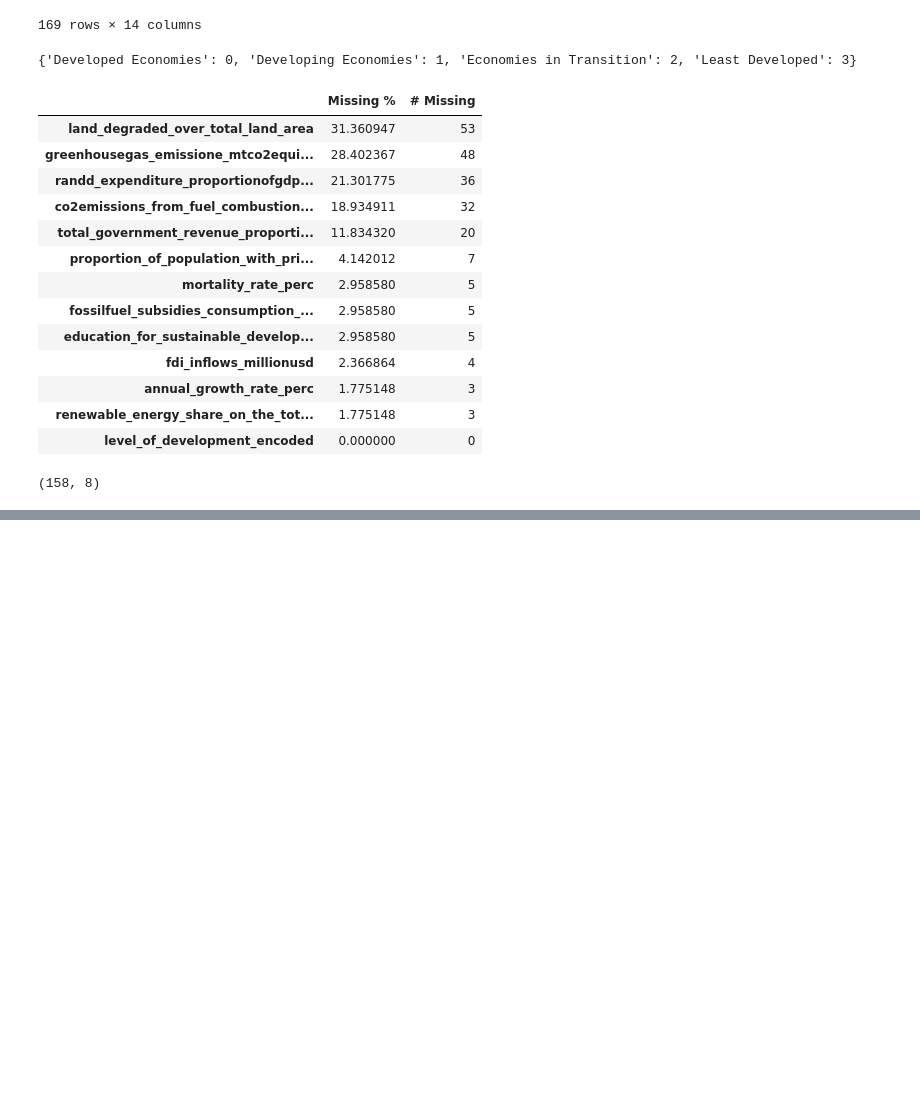
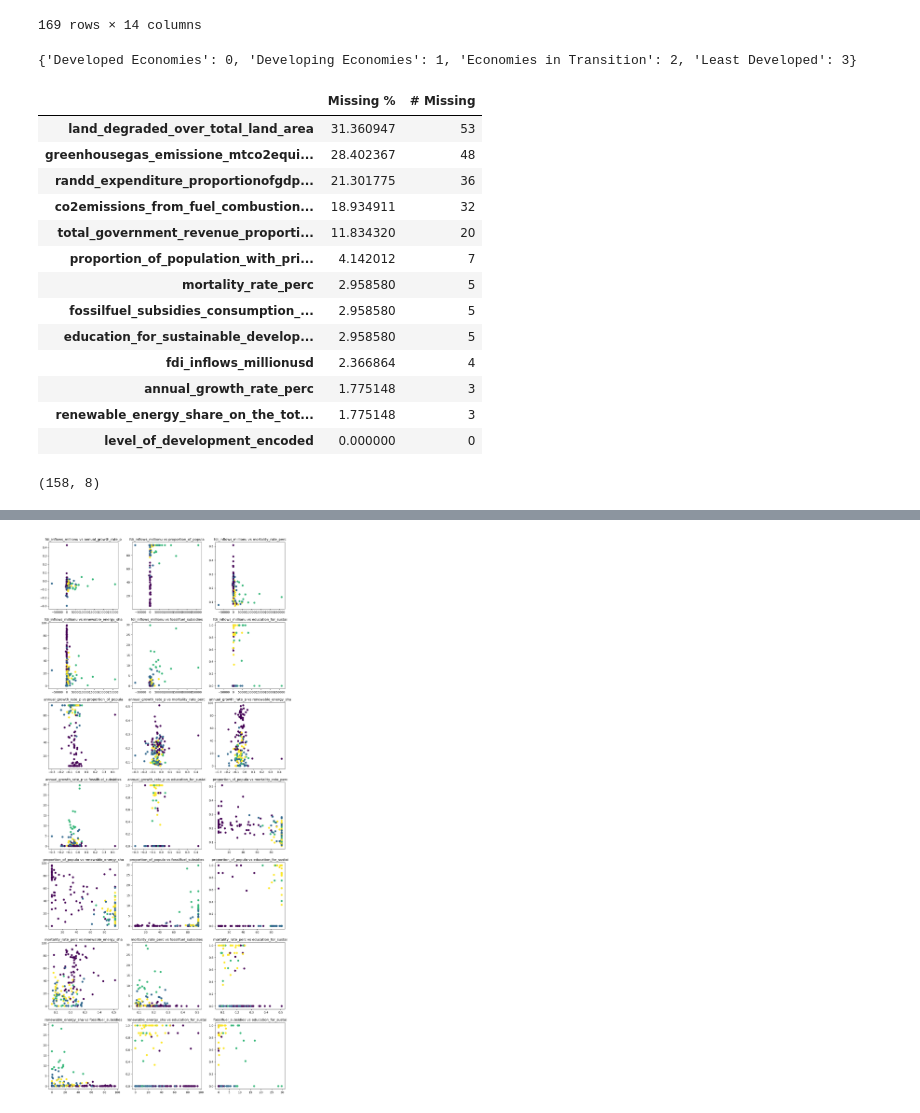
Before and after one commit to davidromeropro/Sustainability-of-Countries, a Jupyter notebook: ONU_Sustainability_of_Countries.ipynb, the cells around one changed output, grey strips where cells are left out. Cells and saved outputs as stored; diff of their text form; code cells hidden in the pictures; blank space fills up the shorter version.

```diff
--- a/ONU_Sustainability_of_Countries.ipynb
+++ b/ONU_Sustainability_of_Countries.ipynb
@@ -315,0 +425,17 @@ scaled = scaler.fit_transform(X)
+# %%
+# Visualize data
+def plot_cluster(df, plt, feature1, feature2):
+    plt.scatter(df[feature1], df[feature2], label= 'Data Points', c = df['cluster'])
+    # plt.scatter(centers[feature1],centers[feature2],label= 'Clusters', c='red')
+    plt.set_title(f'{feature1[:20]} vs {feature2[:20]}')
+# %%
+import itertools
+# Visualize means
+fig, axes = plt.subplots(7,3, figsize = (15, 35))
+# fig is an array of dimensions 3,4.  axes.ravel() will flatten it to 12,1
+axes = axes.ravel()
+pairs = list(itertools.combinations(cleaned.columns[:-2], 2))
+for i, pair in enumerate(pairs):
+    plot_cluster(cleaned, axes[i],pair[0],pair[1])
+# %% [output]
+[figure, added]
```
Also changed, not shown: parts of 22 cells of this notebook.
